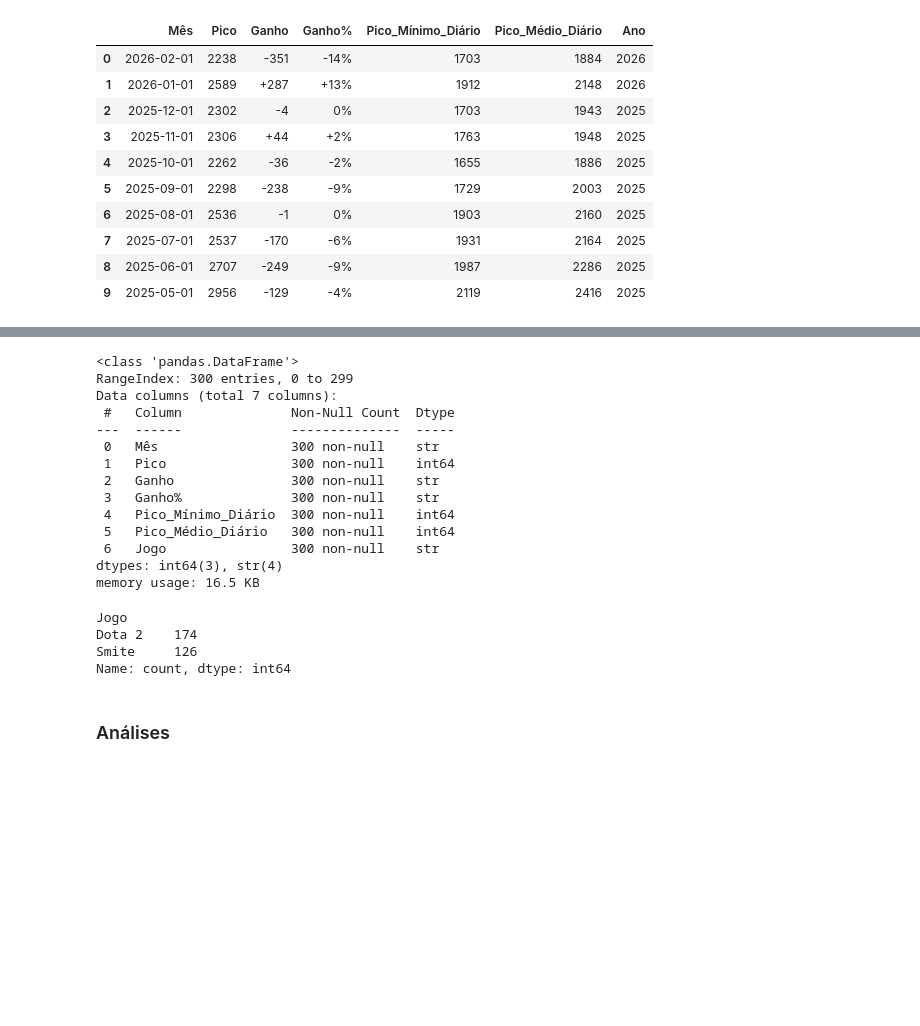
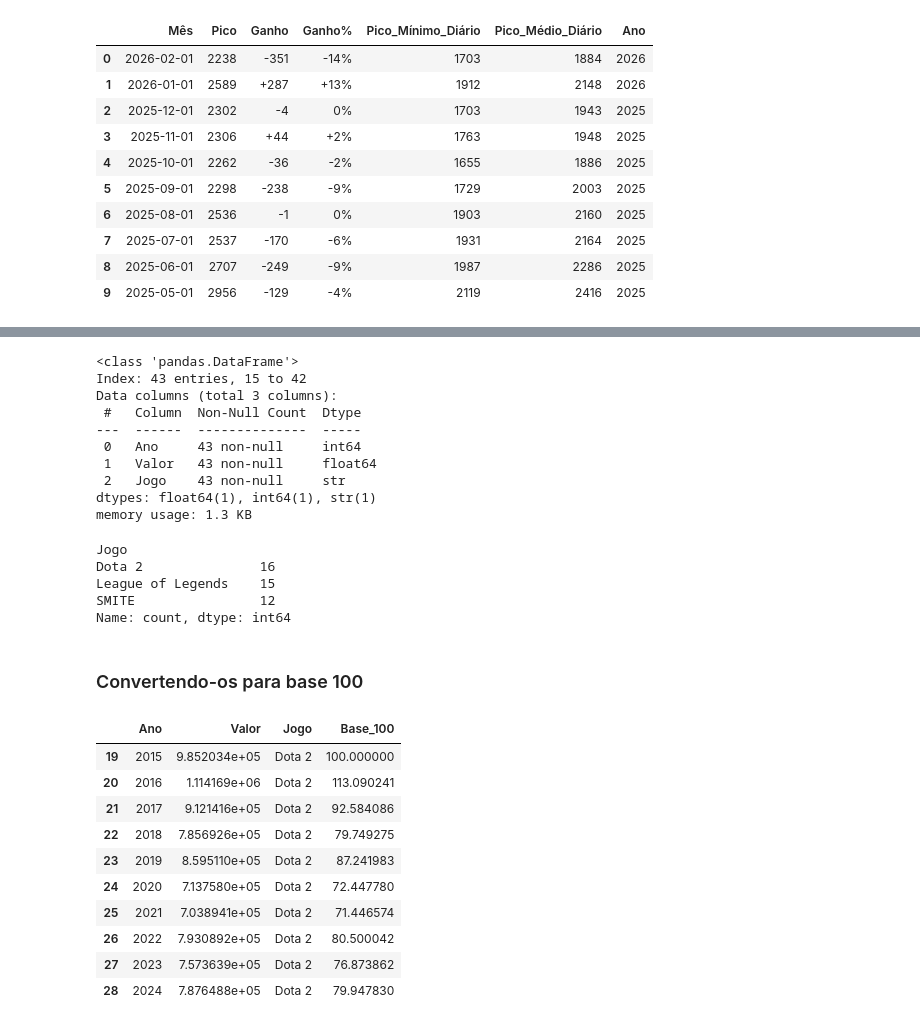
Before and after one commit to GabrielMSAlbino/Lol-esta-acabando-ponto-de-interogacao, a Jupyter notebook: lol_esta_morrendo.ipynb, the cells around one changed output, grey strips where cells are left out. Saved outputs shown, nothing was run; the diff lists cells and outputs as text; code cells hidden in the pictures; blank space fills up the shorter version.

Commit message:
Reformulação do código
Deixo o código mais legível e arrumei o gráfico de base 100 que compara os três mobas.

```diff
--- a/lol_esta_morrendo.ipynb
+++ b/lol_esta_morrendo.ipynb
@@ -302,28 +318,69 @@ df_mobas.head()
+# %%
+df_todos = pd.concat(
+    [
+        df_lol_anual,
+        df_dota2_anual,
+        df_smite_anual
+    ],
+    ignore_index=True
+)
+
+# Ordenar
+df_todos = df_todos.sort_values(
+    ['Jogo', 'Ano']
+)
 # %%
-df_mobas.info()
+df_todos.info()
 # %% [output]
 <class 'pandas.DataFrame'>
-RangeIndex: 300 entries, 0 to 299
-Data columns (total 7 columns):
- #   Column              Non-Null Count  Dtype
----  ------              --------------  -----
- 0   Mês                 300 non-null    str
- 1   Pico                300 non-null    int64
- 2   Ganho               300 non-null    str
- 3   Ganho%              300 non-null    str
- 4   Pico_Mínimo_Diário  300 non-null    int64
- 5   Pico_Médio_Diário   300 non-null    int64
- 6   Jogo                300 non-null    str
-dtypes: int64(3), str(4)
-memory usage: 16.5 KB
+Index: 43 entries, 15 to 42
+Data columns (total 3 columns):
+ #   Column  Non-Null Count  Dtype
+---  ------  --------------  -----
+ 0   Ano     43 non-null     int64
+ 1   Valor   43 non-null     float64
+ 2   Jogo    43 non-null     str
+dtypes: float64(1), int64(1), str(1)
+memory usage: 1.3 KB
 # %%
-df_mobas['Jogo'].value_counts()
+df_todos['Jogo'].value_counts()
 # %% [output]
 Jogo
-Dota 2    174
-Smite     126
+Dota 2               16
+League of Legends    15
+SMITE                12
 Name: count, dtype: int64
-# %% [markdown]
-### Análises
+# %% [markdown]
+### Convertendo-os para base 100
+# %%
+#Filtro no ano de 2015 e até 2025
+ano_base = 2015
+ano_limite = 2025
+
+df_todos = df_todos[
+    df_todos['Ano'].between(ano_base, ano_limite)
+]
+
+df_todos = df_todos.sort_values(['Jogo', 'Ano'])
+
+df_todos['Base_100'] = (
+    df_todos
+    .groupby('Jogo')['Valor']
+    .transform(lambda x: x / x.iloc[0] * 100)
+)
+
+df_todos.head(10)
+# %% [output]
+|  | Ano | Valor | Jogo | Base_100 |
+| 19 | 2015 | 9.852034e+05 | Dota 2 | 100.000000 |
+| 20 | 2016 | 1.114169e+06 | Dota 2 | 113.090241 |
+| 21 | 2017 | 9.121416e+05 | Dota 2 | 92.584086 |
+| 22 | 2018 | 7.856926e+05 | Dota 2 | 79.749275 |
+| 23 | 2019 | 8.595110e+05 | Dota 2 | 87.241983 |
+| 24 | 2020 | 7.137580e+05 | Dota 2 | 72.447780 |
+| 25 | 2021 | 7.038941e+05 | Dota 2 | 71.446574 |
+| 26 | 2022 | 7.930892e+05 | Dota 2 | 80.500042 |
+| 27 | 2023 | 7.573639e+05 | Dota 2 | 76.873862 |
+| 28 | 2024 | 7.876488e+05 | Dota 2 | 79.947830 |
 # %%
 fig = px.line(
```
Also changed, not shown: parts of 16 cells of this notebook.
